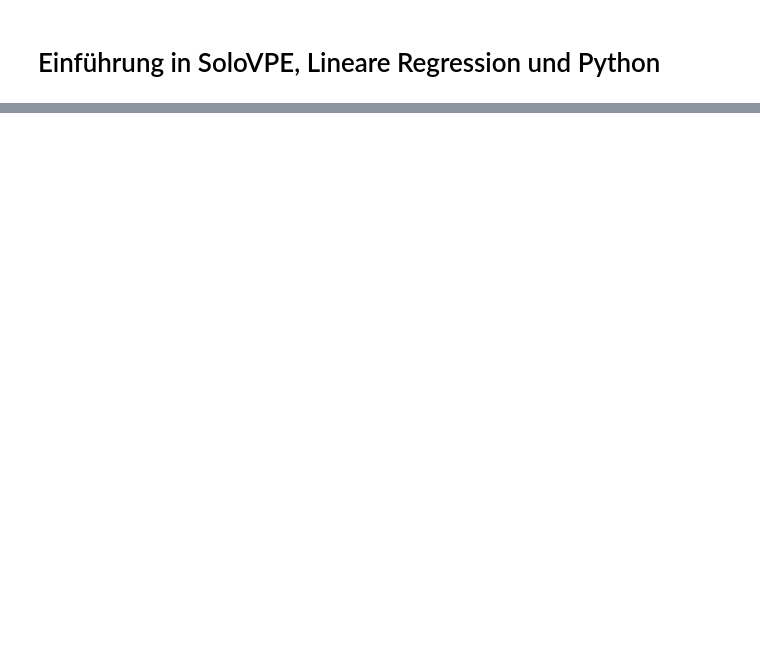
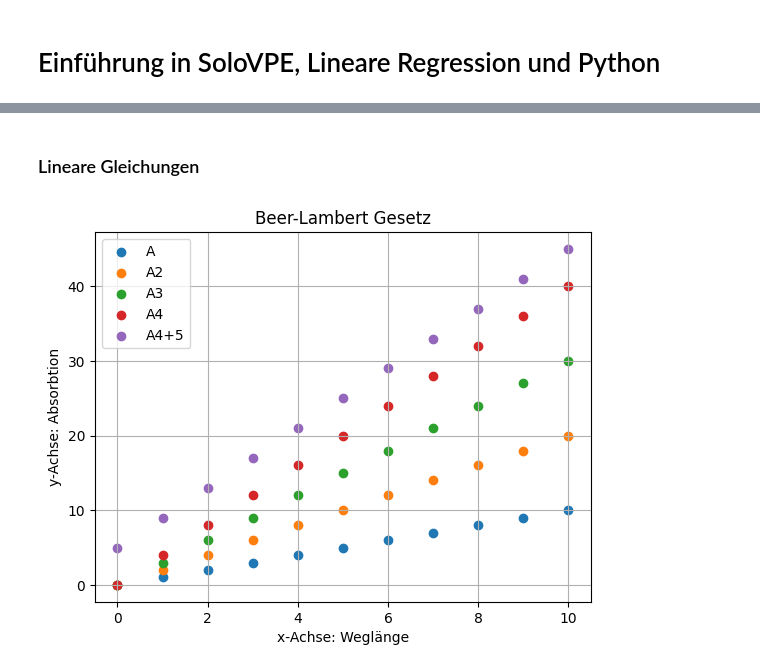
Before and after one commit to r-furger/intro-beer-lambert, a Jupyter notebook: Intro_beer_lambert.ipynb, the cells around one changed output, grey strips where cells are left out. Drawn from its saved outputs; the diff is of its cells as text; code cells hidden in the pictures; blank space fills up the shorter version.

```diff
--- a/Intro_beer_lambert.ipynb
+++ b/Intro_beer_lambert.ipynb
@@ -47,0 +137,23 @@ Text(0.5, 1.0, 'Beer-Lambert Gesetz')
+# %% [markdown]
+### Lineare Gleichungen
+# %%
+# Folgend die kreierten Variablen in einer Plot dargestellt.
+
+# Import einer Bibliothek für Grafiken
+import matplotlib.pyplot as plt
+
+# Plot der Datenpunkte als "Scatter-Plot"
+plt.scatter(x=l, y=A,label="A")
+plt.scatter(x=l,y=A2,label="A2")
+plt.scatter(x=l,y=A3,label="A3")
+plt.scatter(x=l,y=A4,label="A4")
+plt.scatter(x=l,y=A4_plus5,label="A4+5")
+
+# Beschriftungen
+plt.ylabel('y-Achse: Absorbtion')
+plt.xlabel('x-Achse: Weglänge')
+plt.title('Beer-Lambert Gesetz')
+plt.legend()
+plt.grid()
+# %% [output]
+[figure, added]
```
Also changed, not shown: parts of 29 cells of this notebook.
